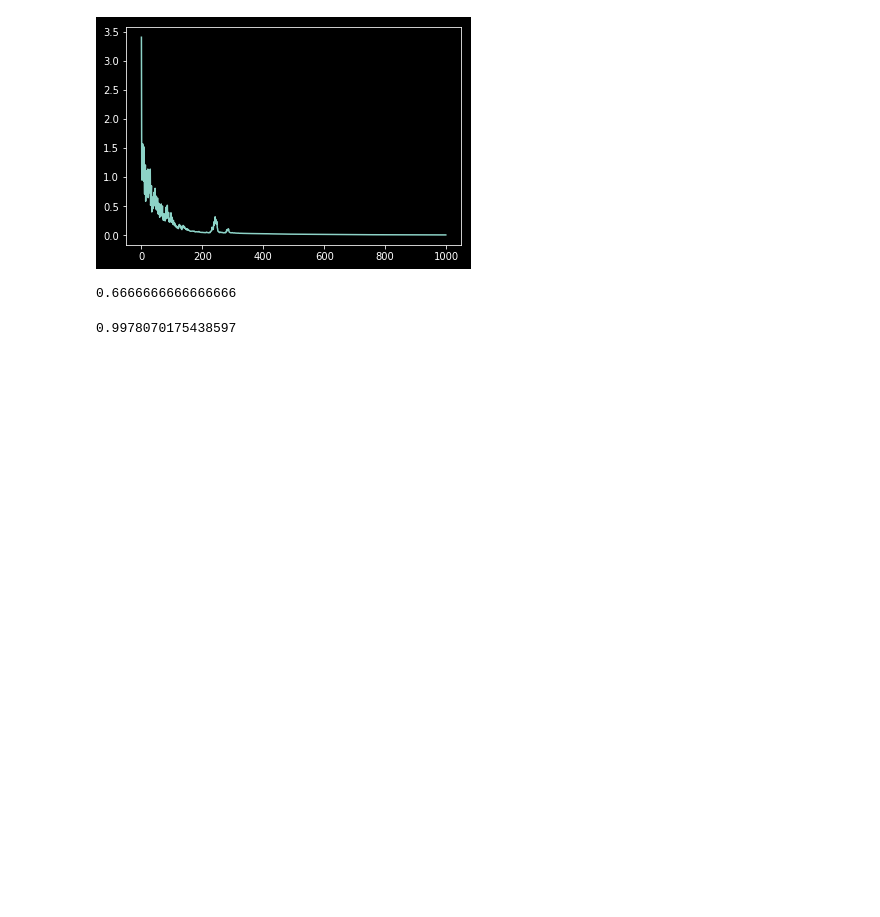
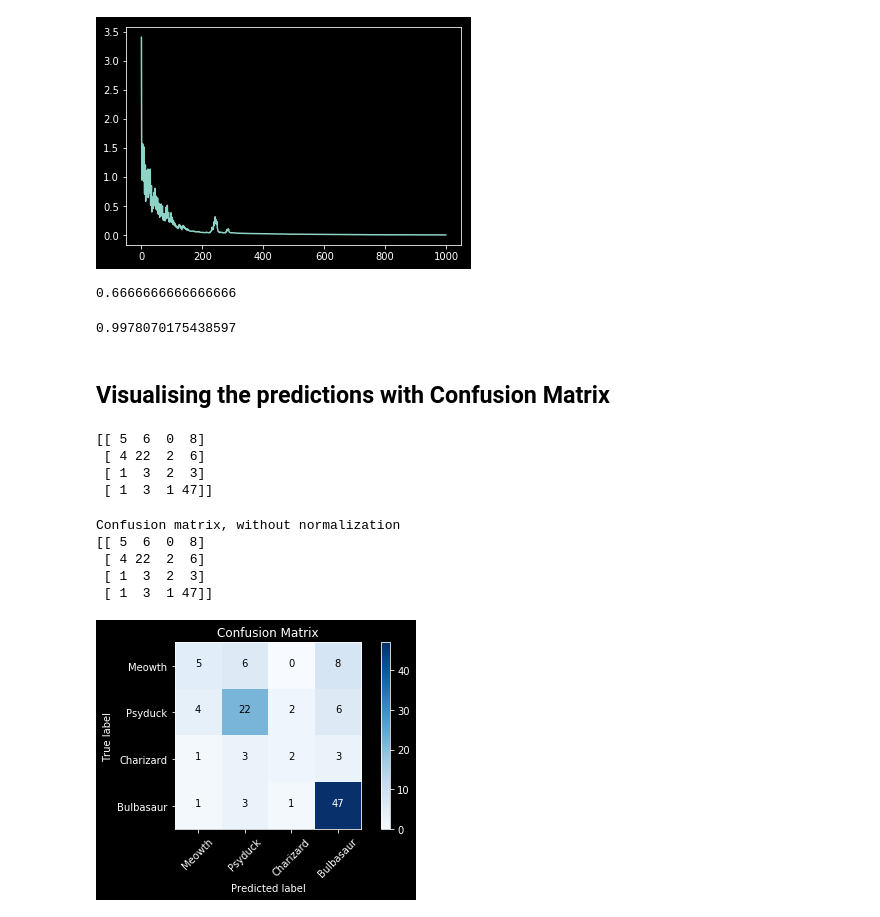
Before and after one commit to yatin9988/Pokemon-Classifier, a Jupyter notebook: PokeMon-Classifier.ipynb, the cells around one changed output. Cells and saved outputs as stored; diff of their text form; code cells hidden in the pictures; blank space fills up the shorter version.

Commit message:
visualising the predctions with confusion matrix

```diff
--- a/PokeMon-Classifier.ipynb
+++ b/PokeMon-Classifier.ipynb
@@ -216,3 +216,5 @@ output = model.predict(X)
 np.sum((output == Y))/Y.shape[0]
 # %% [output]
 0.9978070175438597
+# %% [markdown]
+## Visualising the predictions with Confusion Matrix
@@ -218,0 +225,20 @@ np.sum((output == Y))/Y.shape[0]
+# %%
+output = model.predict(X_test)
+# %%
+cnf_matrix = confusion_matrix(Y_test,output)
+# %%
+print(cnf_matrix)
+# %% [output]
+[[ 5  6  0  8]
+ [ 4 22  2  6]
+ [ 1  3  2  3]
+ [ 1  3  1 47]]
+# %%
+plot_confusion_matrix(cnf_matrix,classes=['Meowth','Psyduck','Charizard','Bulbasaur'],title='Confusion Matrix')
+# %% [output]
+Confusion matrix, without normalization
+[[ 5  6  0  8]
+ [ 4 22  2  6]
+ [ 1  3  2  3]
+ [ 1  3  1 47]]
+[figure, added]
```
Also changed, not shown: parts of 7 cells of this notebook, 1 other file.
